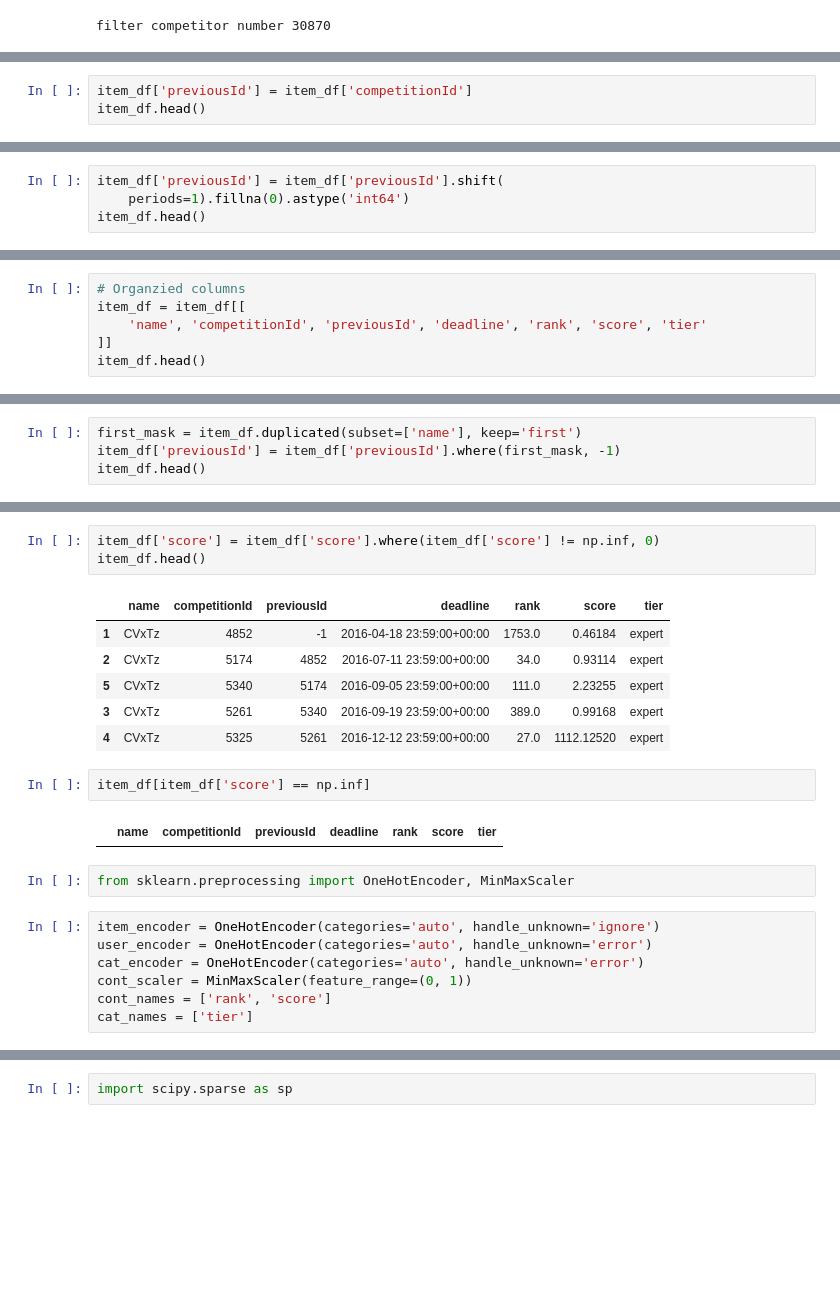
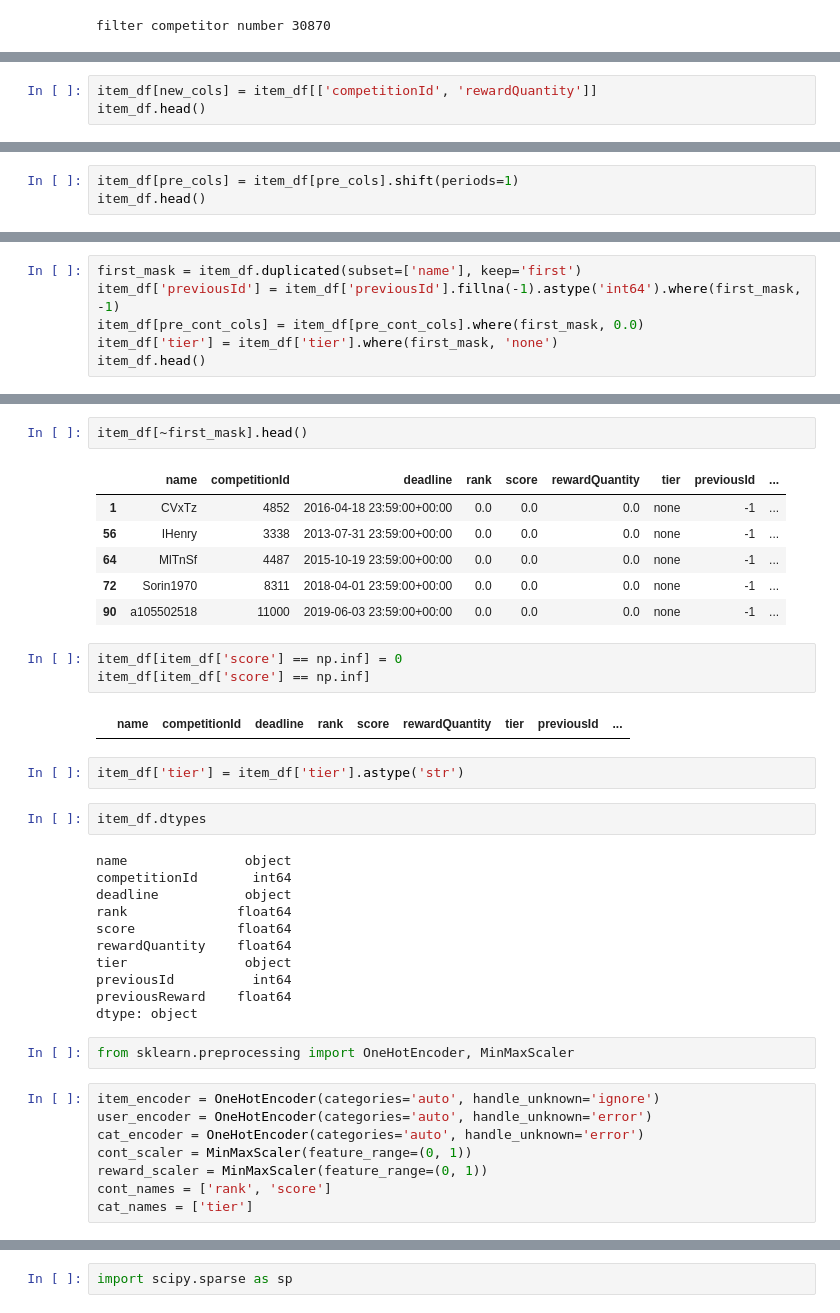
Before and after one commit to noaRricky/seq-rmd-crowdsourcing, a Jupyter notebook: notebooks/dataset/kaggle.ipynb, the cells around one changed output, grey strips where cells are left out. Cells and saved outputs as stored; diff of their text form; blank space fills up the shorter version.

```diff
--- a/notebooks/dataset/kaggle.ipynb
+++ b/notebooks/dataset/kaggle.ipynb
@@ -446,4 +504,4 @@ item_df.head(10)
 # %%
-item_df['previousId'] = item_df['competitionId']
+item_df[new_cols] = item_df[['competitionId', 'rewardQuantity']]
 item_df.head()
 # %% [output]
@@ -456,5 +514,4 @@ item_df.head()
 # %%
-item_df['previousId'] = item_df['previousId'].shift(
-    periods=1).fillna(0).astype('int64')
+item_df[pre_cols] = item_df[pre_cols].shift(periods=1)
 item_df.head()
 # %% [output]
@@ -467,6 +523,0 @@ item_df.head()
-# %%
-# Organzied columns
-item_df = item_df[[
-    'name', 'competitionId', 'previousId', 'deadline', 'rank', 'score', 'tier'
-]]
-item_df.head()
@@ -480,5 +534,7 @@ item_df.head()
 # %%
 first_mask = item_df.duplicated(subset=['name'], keep='first')
-item_df['previousId'] = item_df['previousId'].where(first_mask, -1)
+item_df['previousId'] = item_df['previousId'].fillna(-1).astype('int64').where(first_mask, -1)
+item_df[pre_cont_cols] = item_df[pre_cont_cols].where(first_mask, 0.0)
+item_df['tier'] = item_df['tier'].where(first_mask, 'none')
 item_df.head()
 # %% [output]
@@ -491,17 +547,32 @@ item_df.head()
+# %%
+item_df[~first_mask].head()
+# %% [output]
+|  | name | competitionId | deadline | rank | score | rewardQuantity | tier | previousId | ... |
+| 1 | CVxTz | 4852 | 2016-04-18 23:59:00+00:00 | 0.0 | 0.0 | 0.0 | none | -1 | ... |
+| 56 | IHenry | 3338 | 2013-07-31 23:59:00+00:00 | 0.0 | 0.0 | 0.0 | none | -1 | ... |
+| 64 | MlTnSf | 4487 | 2015-10-19 23:59:00+00:00 | 0.0 | 0.0 | 0.0 | none | -1 | ... |
+| 72 | Sorin1970 | 8311 | 2018-04-01 23:59:00+00:00 | 0.0 | 0.0 | 0.0 | none | -1 | ... |
+| 90 | a105502518 | 11000 | 2019-06-03 23:59:00+00:00 | 0.0 | 0.0 | 0.0 | none | -1 | ... |
 # %%
-item_df['score'] = item_df['score'].where(item_df['score'] != np.inf, 0)
-item_df.head()
+item_df[item_df['score'] == np.inf] = 0
+item_df[item_df['score'] == np.inf]
 # %% [output]
-|  | name | competitionId | previousId | deadline | rank | score | tier |
-| 1 | CVxTz | 4852 | -1 | 2016-04-18 23:59:00+00:00 | 1753.0 | 0.46184 | expert |
-| 2 | CVxTz | 5174 | 4852 | 2016-07-11 23:59:00+00:00 | 34.0 | 0.93114 | expert |
-| 5 | CVxTz | 5340 | 5174 | 2016-09-05 23:59:00+00:00 | 111.0 | 2.23255 | expert |
-| 3 | CVxTz | 5261 | 5340 | 2016-09-19 23:59:00+00:00 | 389.0 | 0.99168 | expert |
-| 4 | CVxTz | 5325 | 5261 | 2016-12-12 23:59:00+00:00 | 27.0 | 1112.12520 | expert |
+|  | name | competitionId | deadline | rank | score | rewardQuantity | tier | previousId | ... |
-# %%
-item_df[item_df['score'] == np.inf]
-# %% [output]
-|  | name | competitionId | previousId | deadline | rank | score | tier |
+# %%
+item_df['tier'] = item_df['tier'].astype('str')
+# %%
+item_df.dtypes
+# %% [output]
+name               object
+competitionId       int64
+deadline           object
+rank              float64
+score             float64
+rewardQuantity    float64
+tier               object
+previousId          int64
+previousReward    float64
+dtype: object
 # %%
 from sklearn.preprocessing import OneHotEncoder, MinMaxScaler
 # %%
@@ -509,6 +580,7 @@ item_encoder = OneHotEncoder(categories='auto', handle_unknown='ignore')
 user_encoder = OneHotEncoder(categories='auto', handle_unknown='error')
 cat_encoder = OneHotEncoder(categories='auto', handle_unknown='error')
 cont_scaler = MinMaxScaler(feature_range=(0, 1))
+reward_scaler = MinMaxScaler(feature_range=(0, 1))
 cont_names = ['rank', 'score']
 cat_names = ['tier']
 # %%
```
Also changed, not shown: parts of 31 cells of this notebook, 2 other files.
